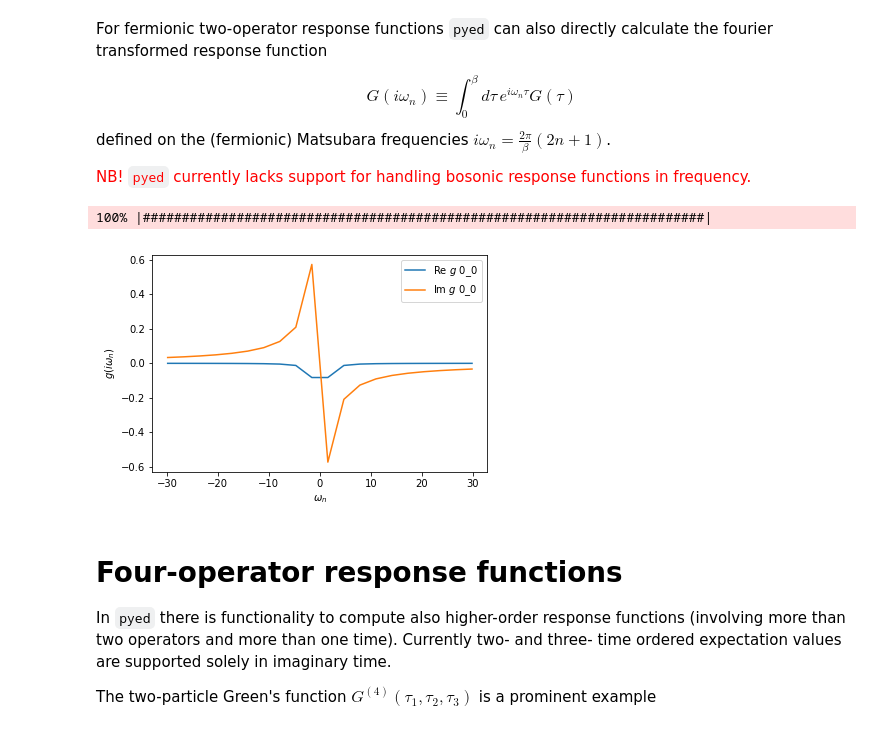
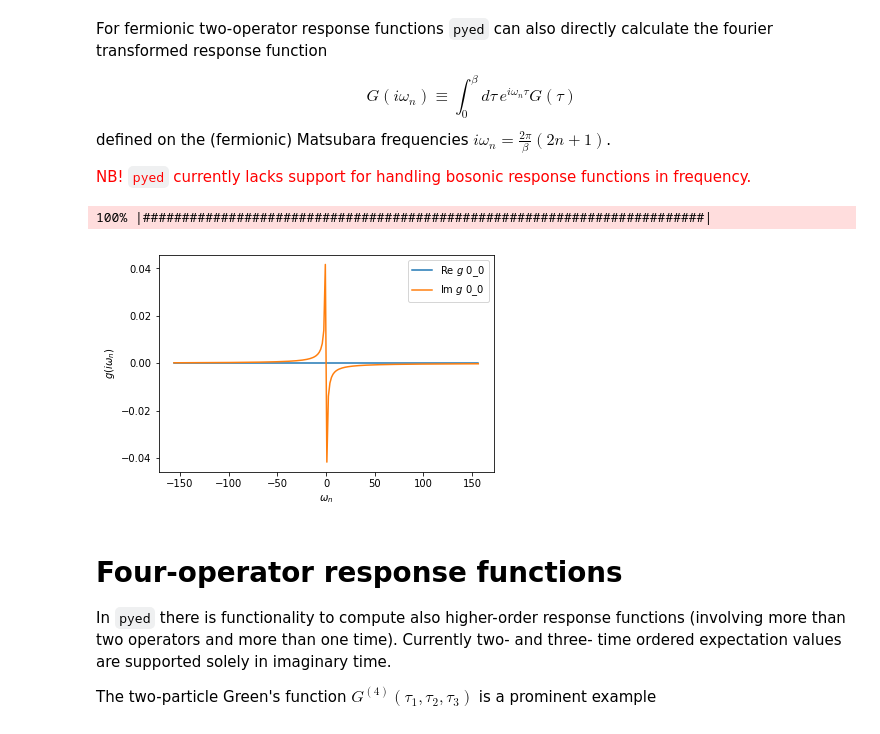
Before and after one commit to HugoStrand/pyed, a Jupyter notebook: doc/Documentation.ipynb, the cells around one changed output. Saved outputs shown, nothing was run; the diff lists cells and outputs as text; code cells hidden in the pictures.

```diff
--- a/doc/Documentation.ipynb
+++ b/doc/Documentation.ipynb
@@ -15,14 +15,14 @@ import warnings
 warnings.filterwarnings('ignore')
 # %%
 from pytriqs.operators import c, c_dag
-up, down = 0, 1
+up, down = 'up', 'down'
 n_up = c_dag(up, 0) * c(up, 0)
 n_down = c_dag(down, 0) * c(down, 0)
 
-U = 1.0
-mu = 0.1
+U = 1
+mu =-0.2*U
 
-H = U * n_up * n_down - mu * (n_up + n_down)
+H = U * n_up * n_down + mu * (n_up + n_down)
 
 print 'H =', H
 # %% [output]
@@ -44,7 +44,7 @@ $$
 
 To accomplish this we pass the Hamiltonian $H$ and a list of unique annihilation opeators used in $H$ together with the inverse temperature $\beta$ to a `pyed.TriqsExactDiagonalization` class instance:
 # %%
-beta = 2.0 # inverse temperature
+beta = 4.0 # inverse temperature
 fundamental_operators = [c(up,0), c(down,0)]
 
 from pyed.TriqsExactDiagonalization import TriqsExactDiagonalization
@@ -97,11 +96,12 @@ where the imaginary time dependent operators are defined in the Heisenberg pictu
 To calculate $G(\tau)$ we first create `pytriqs.GfImTime` instance to store the result and pass it to our ED solver instance:
 # %%
 from pytriqs.gf import GfImTime
-g_tau = GfImTime(name=r'$g$', beta=beta, statistic='Fermion', n_points=50, indices=[1])
+g_tau = GfImTime(name=r'$g$', beta=beta, statistic='Fermion', n_points=500, indices=[1])
 ed.set_g2_tau(g_tau, c(up,0), c_dag(up,0))
 
 import matplotlib.pyplot as plt
 from pytriqs.plot.mpl_interface import oplot
+%matplotlib inline
 
 plt.figure(); oplot(g_tau); plt.savefig('figure_g_tau.png')
 # %% [output]
@@ -110,7 +111,7 @@ plt.figure(); oplot(g_tau); plt.savefig('figure_g_tau.png')
 The two-operator response function calculator is more general and can be used to calculate any type of two operator response, e.g., the density-density response function: $\chi_{\sigma \sigma'}(\tau) \equiv -\langle \hat{n}_\sigma(\tau) \hat{n}_\sigma' \rangle$. However for the very simple single-Hubbard-atom system this response function is $\tau$ independent as seen below:
 # %%
 from pytriqs.gf import GfImTime
-densdens_tau = GfImTime(name=r'$\langle n(\tau) n(0) \rangle$', beta=beta, statistic='Boson', n_points=50, indices=[1])
+densdens_tau = GfImTime(name=r'$\langle n(\tau) n(0) \rangle$', beta=beta, statistic='Boson', n_points=1000, indices=[1])
 ed.set_g2_tau(densdens_tau, n_up, n_down)
 
 plt.figure(); oplot(densdens_tau); plt.savefig('figure_densdens_tau.png')
@@ -128,13 +129,13 @@ defined on the (fermionic) Matsubara frequencies $i\omega_n = \frac{2\pi}{\beta}
 <span style="color:red">NB! `pyed` currently lacks support for handling bosonic response functions in frequency.</span>
 # %%
 from pytriqs.gf import GfImFreq
-g_iwn = GfImFreq(name=r'$g$', beta=beta, statistic='Fermion', n_points=10, indices=[1])
-ed.set_g2_iwn(g_iwn, c(up,0), c_dag(up,0))
+g_iwn = GfImFreq(name=r'$g$', beta=beta, statistic='Fermion', n_points=100, indices=[1])
+ed.set_g2_iwn(g_iwn, n_up, n_down)
 
 plt.figure(); oplot(g_iwn); plt.savefig('figure_g_iwn.png')
 # %% [output]
 100% |########################################################################|
-[figure, old version]
+[figure, new version]
 # %% [markdown]
 # Four-operator response functions
 
```
Also changed, not shown: parts of 7 cells of this notebook, 2 other files.
